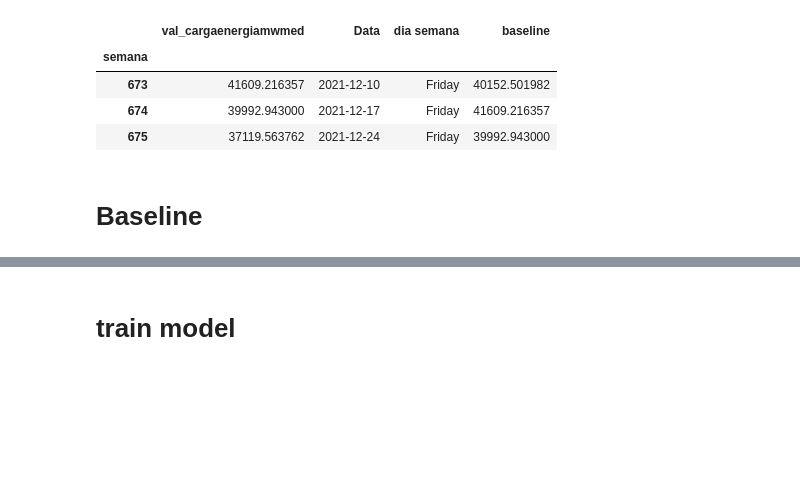
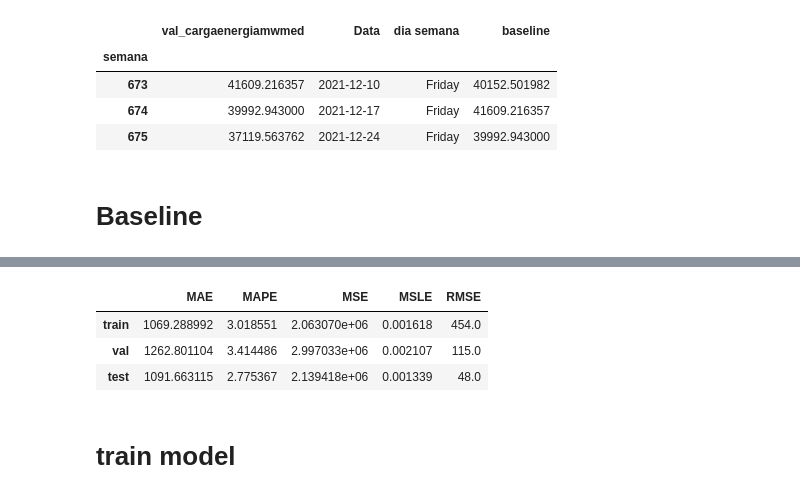
Before and after one commit to marcos-mansur/load-forecast, a Jupyter notebook: model_v1.ipynb, the cells around one changed output, grey strips where cells are left out. Cells and saved outputs as stored; diff of their text form; code cells hidden in the pictures; blank space fills up the shorter version.

Commit message:
fix baseline metrics

```diff
--- a/model_v1.ipynb
+++ b/model_v1.ipynb
@@ -431,3 +392,62 @@ metrics_baseline
+# %%
+def baseline_metrics(df, df_target, window_size=window_size, target_period=target_period):
+
+    # train test validation Split of the target
+    train_df_target = df_target.iloc[ int(window_size/7) : (int(len(df)*0.7/7)+1)]
+    val_df_target = df_target.iloc[int(window_size/7) + int(len(df)*0.7/7) : int(len(df)*0.9/7)]
+    test_df_target = df_target.iloc[int(window_size/7) + int(len(df)*0.9/7):]
+
+
+    # metrics for baseline model
+    metrics_baseline = pd.DataFrame(index = ['train', 'val', 'test'],
+                        data =
+
+            {'MAE' : [tf.keras.metrics.mean_absolute_error(
+            # target
+            dataset.iloc[:,0],
+            # baseline (week before)
+            dataset.iloc[:,-1]).numpy()
+            for dataset in [train_df_target, val_df_target, test_df_target]],
+
+            'MAPE' : [tf.keras.metrics.mape(
+            # target
+            dataset.iloc[:,0],
+            # baseline (week before)
+            dataset.iloc[:,-1]).numpy()
+            for dataset in [train_df_target, val_df_target, test_df_target]],
+
+            'MSE' : [tf.keras.metrics.mse(
+            # target
+            dataset.iloc[:,0],
+            # baseline (week before)
+            dataset.iloc[:,-1]).numpy()
+            for dataset in [train_df_target, val_df_target, test_df_target]],
+
+            'MSLE' : [tf.keras.metrics.msle(
+            #  target
+            dataset.iloc[:,0],
+            #  baseline (week before)
+            dataset.iloc[:,-1]).numpy()
+            for dataset in [train_df_target, val_df_target, test_df_target]],
+
+            'RMSE' : [tf.keras.metrics.RootMeanSquaredError().update_state(
+            # target
+            dataset.iloc[:,0],
+            # baseline (week before)
+            dataset.iloc[:,-1]).numpy()
+            for dataset in [train_df_target, val_df_target, test_df_target]]
+            })
+    return metrics_baseline
+
+metrics_baseline = baseline_metrics(df,df_target,
+                                    window_size = window_size,
+                                    target_period = target_period)
+metrics_baseline
+# %% [output]
+|  | MAE | MAPE | MSE | MSLE | RMSE |
+| train | 1069.288992 | 3.018551 | 2.063070e+06 | 0.001618 | 454.0 |
+| val | 1262.801104 | 3.414486 | 2.997033e+06 | 0.002107 | 115.0 |
+| test | 1091.663115 | 2.775367 | 2.139418e+06 | 0.001339 | 48.0 |
 # %% [markdown]
 # train model
 # %%
```
Also changed, not shown: parts of 2 cells of this notebook.
